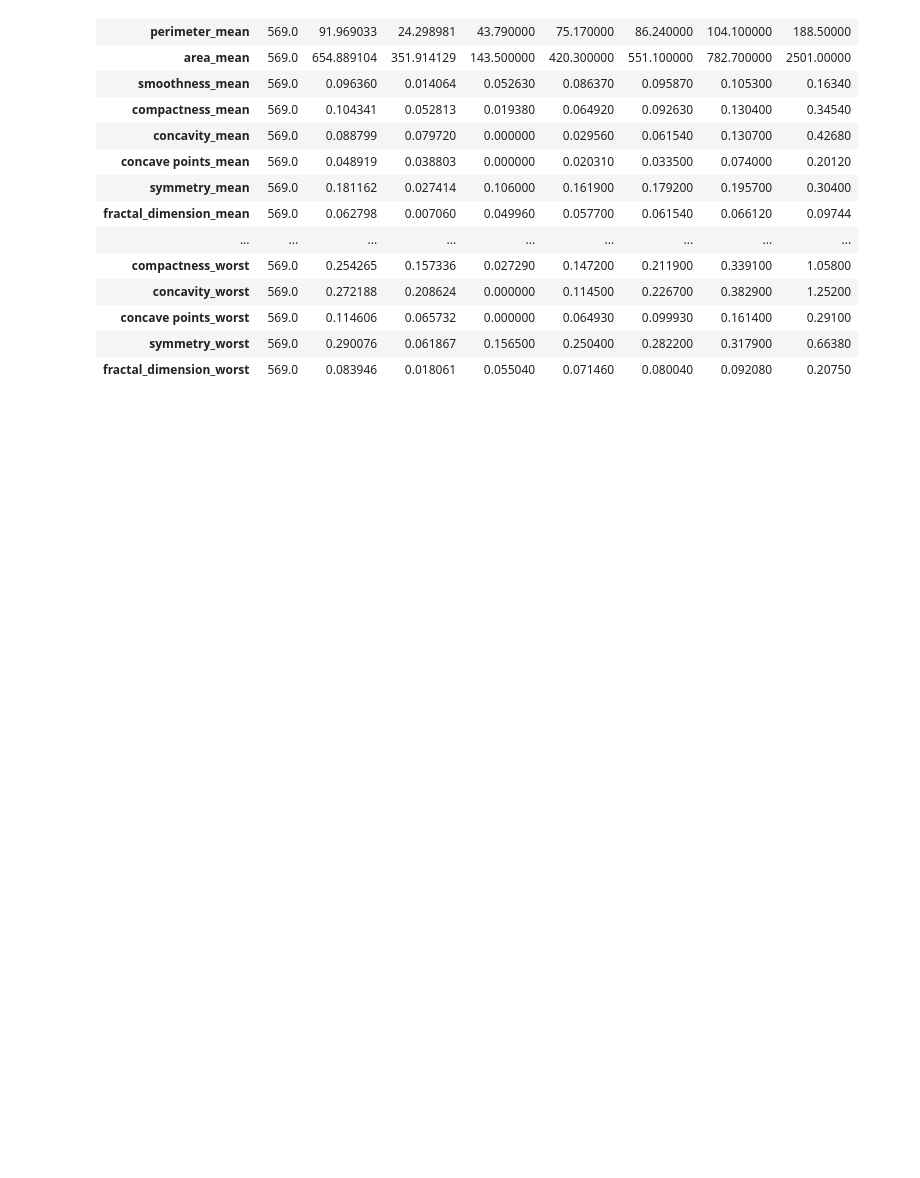
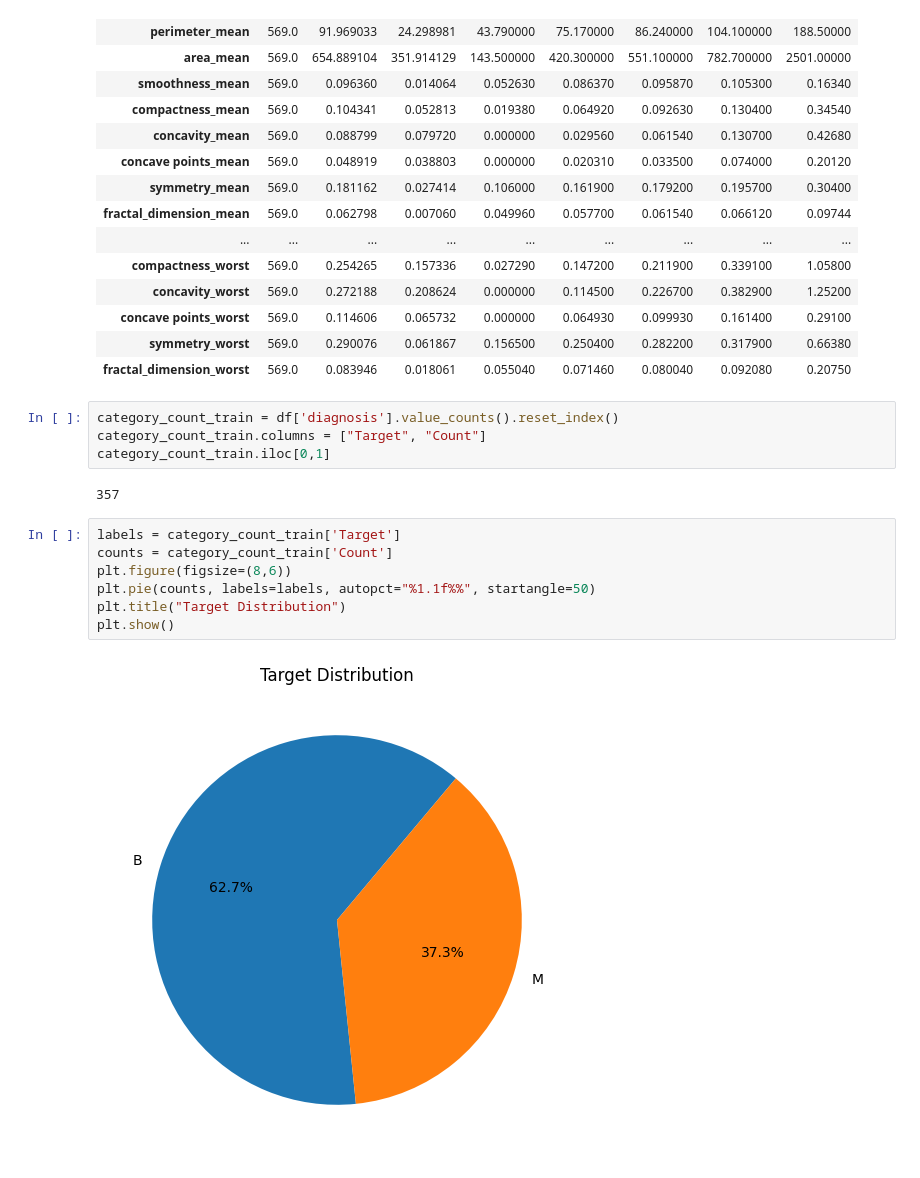
Before and after one commit to abjodas/Breast-Cancer-Prediction-Model, a Jupyter notebook: BreastCancerPrediction.ipynb, the cells around one changed output. Drawn from its saved outputs; the diff is of its cells as text; blank space fills up the shorter version.

```diff
--- a/BreastCancerPrediction.ipynb
+++ b/BreastCancerPrediction.ipynb
@@ -78,3 +93,18 @@ df.describe().T
 | concave points_worst | 569.0 | 0.114606 | 0.065732 | 0.000000 | 0.064930 | 0.099930 | 0.161400 | 0.29100 |
 | symmetry_worst | 569.0 | 0.290076 | 0.061867 | 0.156500 | 0.250400 | 0.282200 | 0.317900 | 0.66380 |
 | fractal_dimension_worst | 569.0 | 0.083946 | 0.018061 | 0.055040 | 0.071460 | 0.080040 | 0.092080 | 0.20750 |
+# %%
+category_count_train = df['diagnosis'].value_counts().reset_index()
+category_count_train.columns = ["Target", "Count"]
+category_count_train.iloc[0,1]
+# %% [output]
+357
+# %%
+labels = category_count_train['Target']
+counts = category_count_train['Count']
+plt.figure(figsize=(8,6))
+plt.pie(counts, labels=labels, autopct="%1.1f%%", startangle=50)
+plt.title("Target Distribution")
+plt.show()
+# %% [output]
+[figure, added]
```
Also changed, not shown: parts of 10 cells of this notebook.
